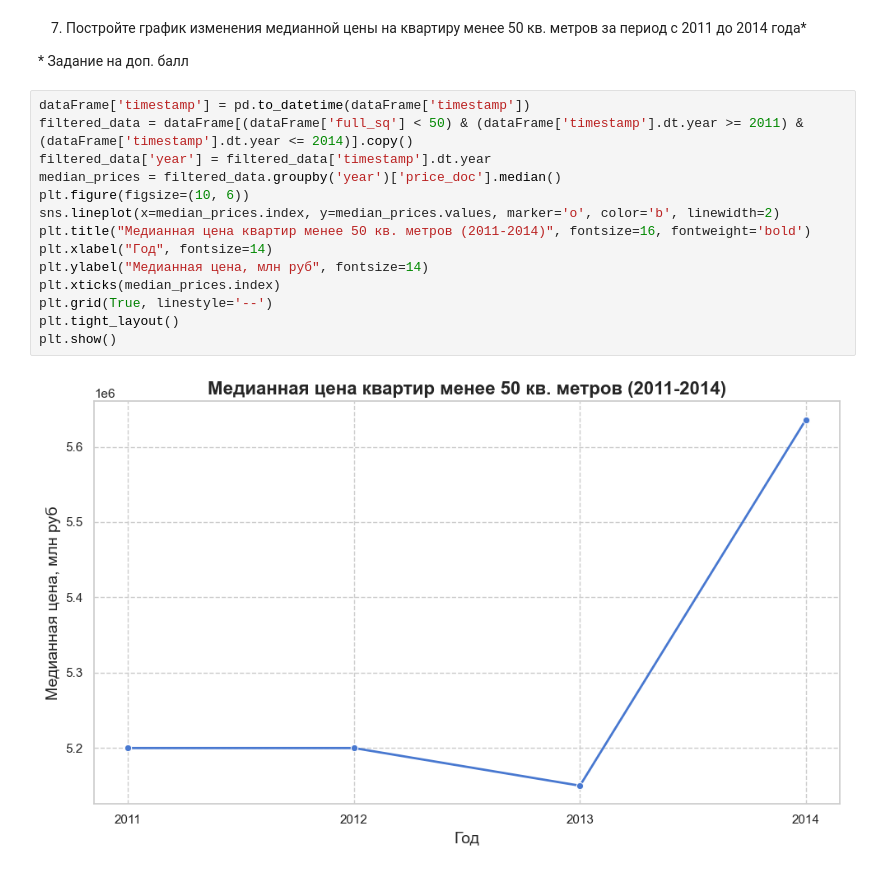
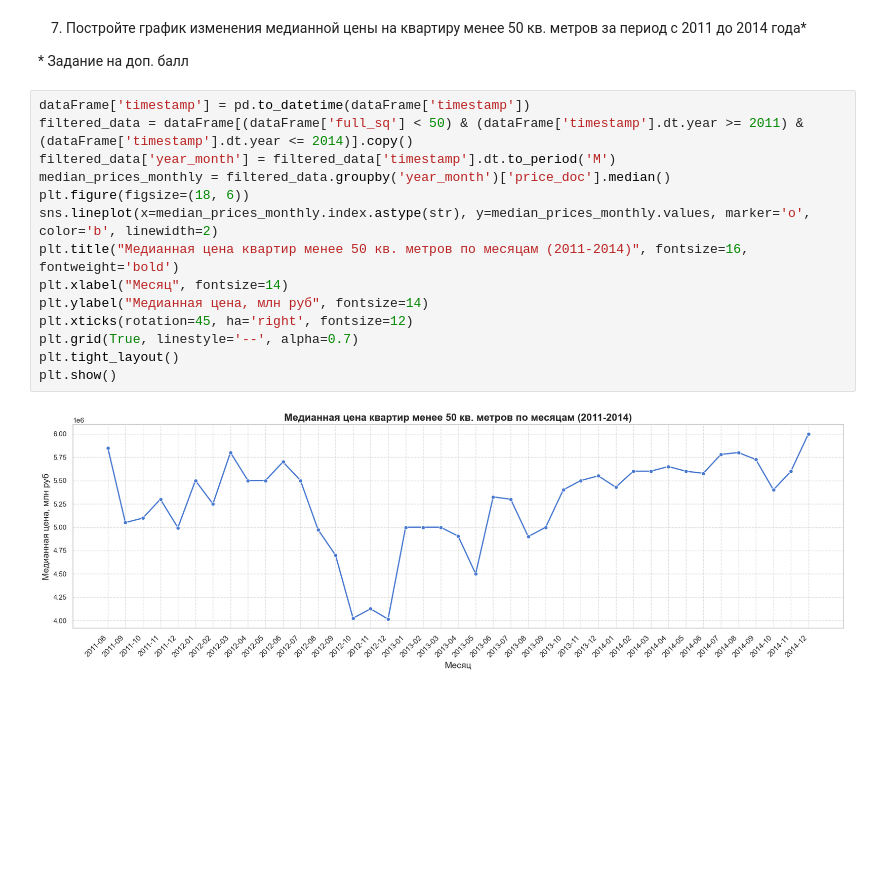
Before and after one commit to ykwais/ML, a Jupyter notebook: hw1/Variant 4/Lab1-4.ipynb, the cells around one changed output. Drawn from its saved outputs; the diff is of its cells as text; blank space fills up the shorter version.

```diff
--- a/hw1/Variant 4/Lab1-4.ipynb
+++ b/hw1/Variant 4/Lab1-4.ipynb
@@ -370,16 +372,16 @@ plt.show()
 # %%
 dataFrame['timestamp'] = pd.to_datetime(dataFrame['timestamp'])
 filtered_data = dataFrame[(dataFrame['full_sq'] < 50) & (dataFrame['timestamp'].dt.year >= 2011) & (dataFrame['timestamp'].dt.year <= 2014)].copy()
-filtered_data['year'] = filtered_data['timestamp'].dt.year
-median_prices = filtered_data.groupby('year')['price_doc'].median()
-plt.figure(figsize=(10, 6))
-sns.lineplot(x=median_prices.index, y=median_prices.values, marker='o', color='b', linewidth=2)
-plt.title("Медианная цена квартир менее 50 кв. метров (2011-2014)", fontsize=16, fontweight='bold')
-plt.xlabel("Год", fontsize=14)
+filtered_data['year_month'] = filtered_data['timestamp'].dt.to_period('M')
+median_prices_monthly = filtered_data.groupby('year_month')['price_doc'].median()
+plt.figure(figsize=(18, 6))
+sns.lineplot(x=median_prices_monthly.index.astype(str), y=median_prices_monthly.values, marker='o', color='b', linewidth=2)
+plt.title("Медианная цена квартир менее 50 кв. метров по месяцам (2011-2014)", fontsize=16, fontweight='bold')
+plt.xlabel("Месяц", fontsize=14)
 plt.ylabel("Медианная цена, млн руб", fontsize=14)
-plt.xticks(median_prices.index)
-plt.grid(True, linestyle='--')
+plt.xticks(rotation=45, ha='right', fontsize=12)
+plt.grid(True, linestyle='--', alpha=0.7)
 plt.tight_layout()
 plt.show()
 # %% [output]
-[figure, old version]
+[figure, new version]
```
Also changed, not shown: parts of 7 cells of this notebook.
